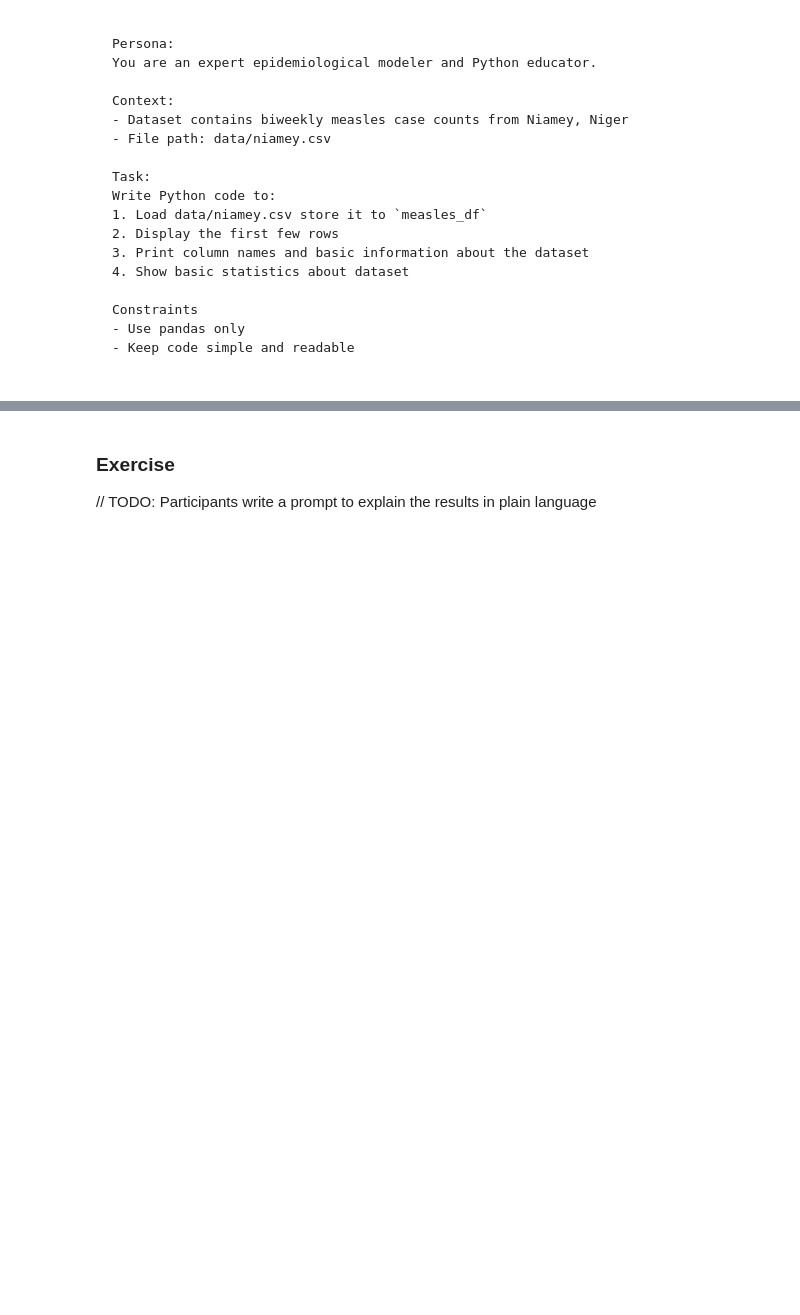
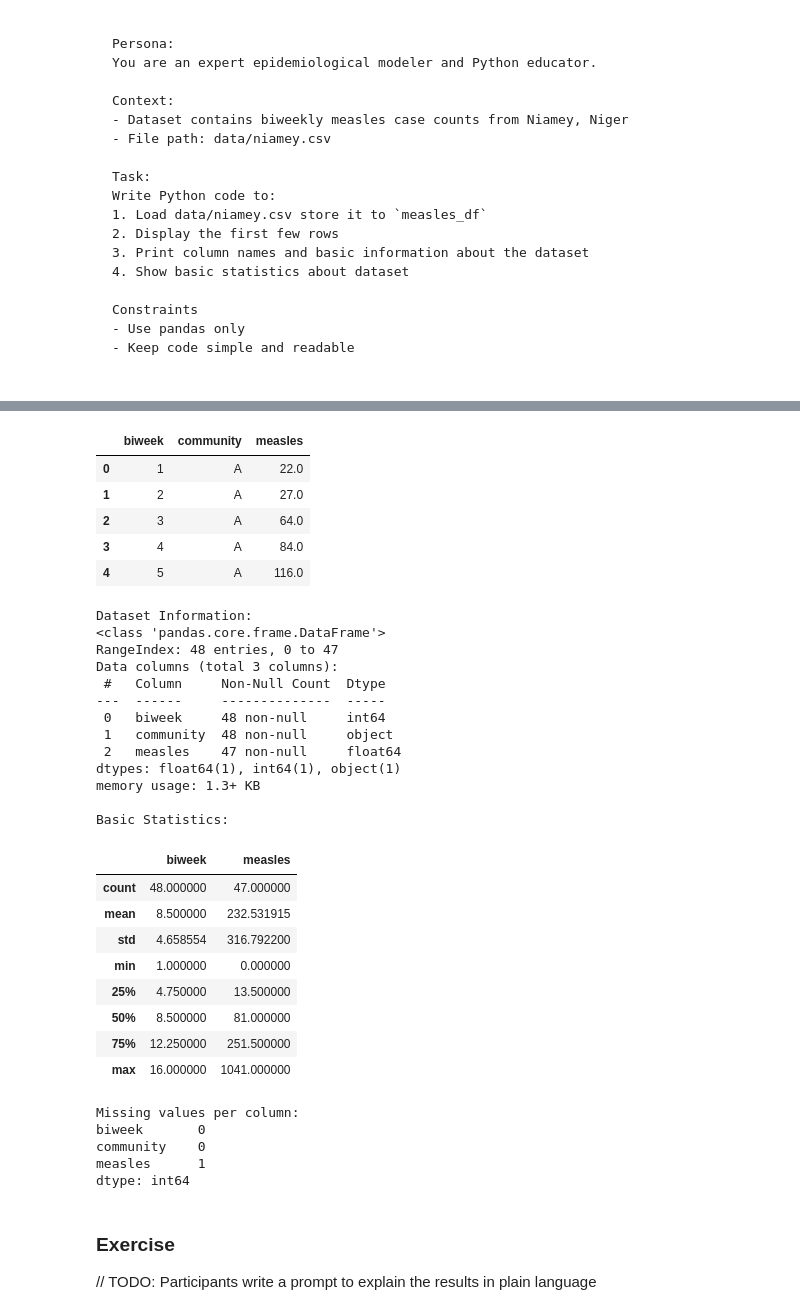
Before and after one commit to merlinvn/ai-guided-modeling-hackathon, a Jupyter notebook: notebooks/sir_llm_hackathon_final.ipynb, the cells around one changed output, grey strips where cells are left out. Drawn from its saved outputs; the diff is of its cells as text; code cells hidden in the pictures; blank space fills up the shorter version.

```diff
--- a/notebooks/sir_llm_hackathon_final.ipynb
+++ b/notebooks/sir_llm_hackathon_final.ipynb
@@ -163,33 +128,23 @@ Constraints
 # %%
 import pandas as pd
 
-# 1. Load the dataset
-measles_df = pd.read_csv("data/niamey.csv")
+# 1. Load data/niamey.csv store it to measles_df
+measles_df = pd.read_csv('data/niamey.csv')
 
 # 2. Display the first few rows
 print("First 5 rows of the dataset:")
-print(measles_df.head())
+display(measles_df.head())
 
 # 3. Print column names and basic information
-print("\nColumn names:")
-print(measles_df.columns.tolist())
+print("\nDataset Information:")
+measles_df.info()
 
-print("\nDataset information:")
-print(measles_df.info())
+# 4. Show basic statistics about dataset
+print("\nBasic Statistics:")
+display(measles_df.describe())
 
-# 4. Show basic statistics (numeric columns)
-print("\nBasic statistics:")
-print(measles_df.describe())
-
-# 5. Show unique values for categorical columns
-categorical_columns = measles_df.select_dtypes(include=["object", "category"]).columns
-
-if len(categorical_columns) > 0:
-    print("\nCategorical columns and their unique values:")
-    for col in categorical_columns:
-        print(f"\n{col}:")
-        print(measles_df[col].unique())
-else:
-    print("\nNo categorical columns found.")
+# Check for missing values
+print("\nMissing values per column:")
+print(measles_df.isnull().sum())
 # %% [output]
 First 5 rows of the dataset:
@@ -212,3 +151,36 @@ community:
+|  | biweek | community | measles |
+| 0 | 1 | A | 22.0 |
+| 1 | 2 | A | 27.0 |
+| 2 | 3 | A | 64.0 |
+| 3 | 4 | A | 84.0 |
+| 4 | 5 | A | 116.0 |
+Dataset Information:
+<class 'pandas.core.frame.DataFrame'>
+RangeIndex: 48 entries, 0 to 47
+Data columns (total 3 columns):
+ #   Column     Non-Null Count  Dtype
+---  ------     --------------  -----
+ 0   biweek     48 non-null     int64
+ 1   community  48 non-null     object
+ 2   measles    47 non-null     float64
+dtypes: float64(1), int64(1), object(1)
+memory usage: 1.3+ KB
+
+Basic Statistics:
+|  | biweek | measles |
+| count | 48.000000 | 47.000000 |
+| mean | 8.500000 | 232.531915 |
+| std | 4.658554 | 316.792200 |
+| min | 1.000000 | 0.000000 |
+| 25% | 4.750000 | 13.500000 |
+| 50% | 8.500000 | 81.000000 |
+| 75% | 12.250000 | 251.500000 |
+| max | 16.000000 | 1041.000000 |
+Missing values per column:
+biweek       0
+community    0
+measles      1
+dtype: int64
 # %% [markdown]
 ### Exercise
 
```
Also changed, not shown: parts of 30 cells of this notebook, 2 other files.
